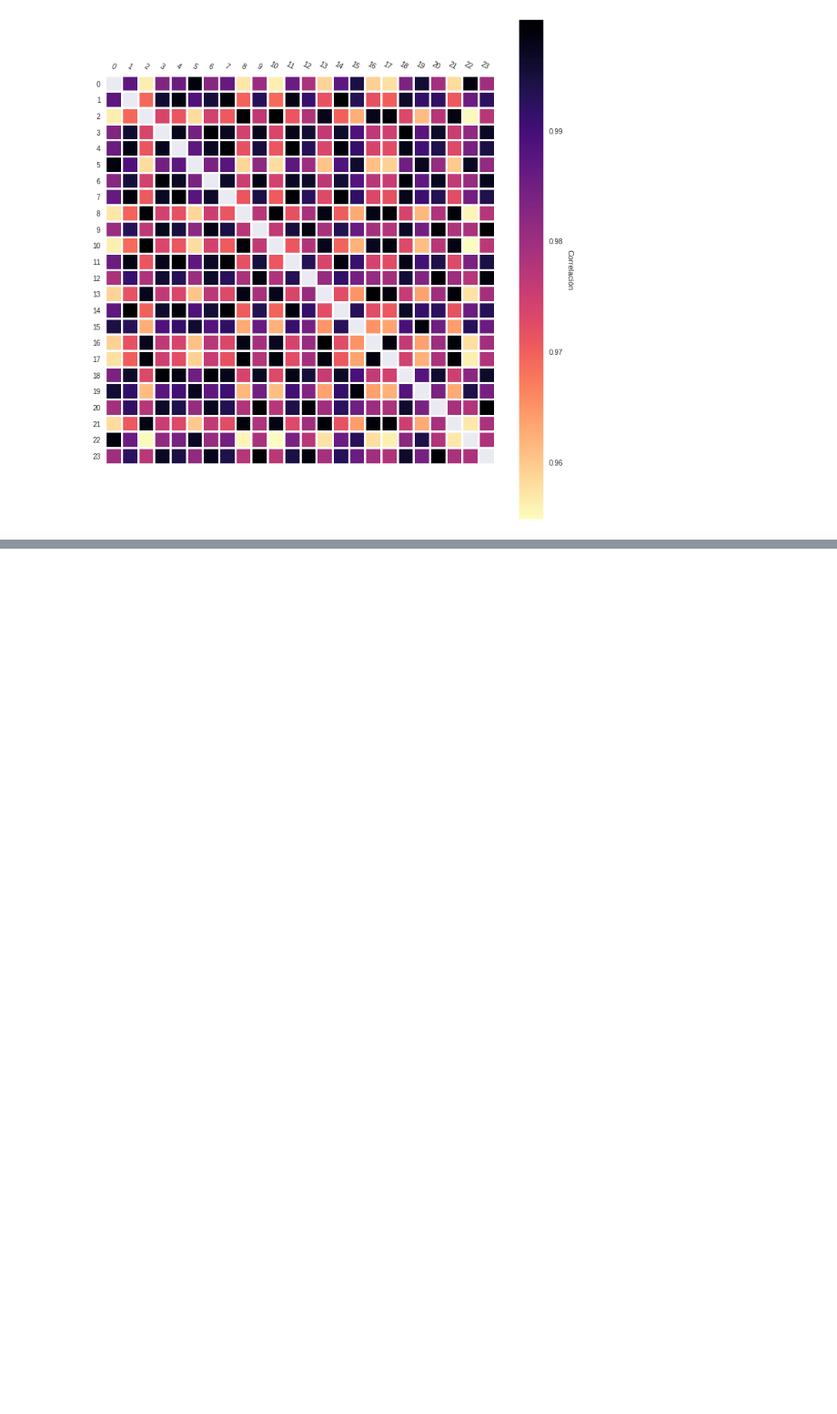
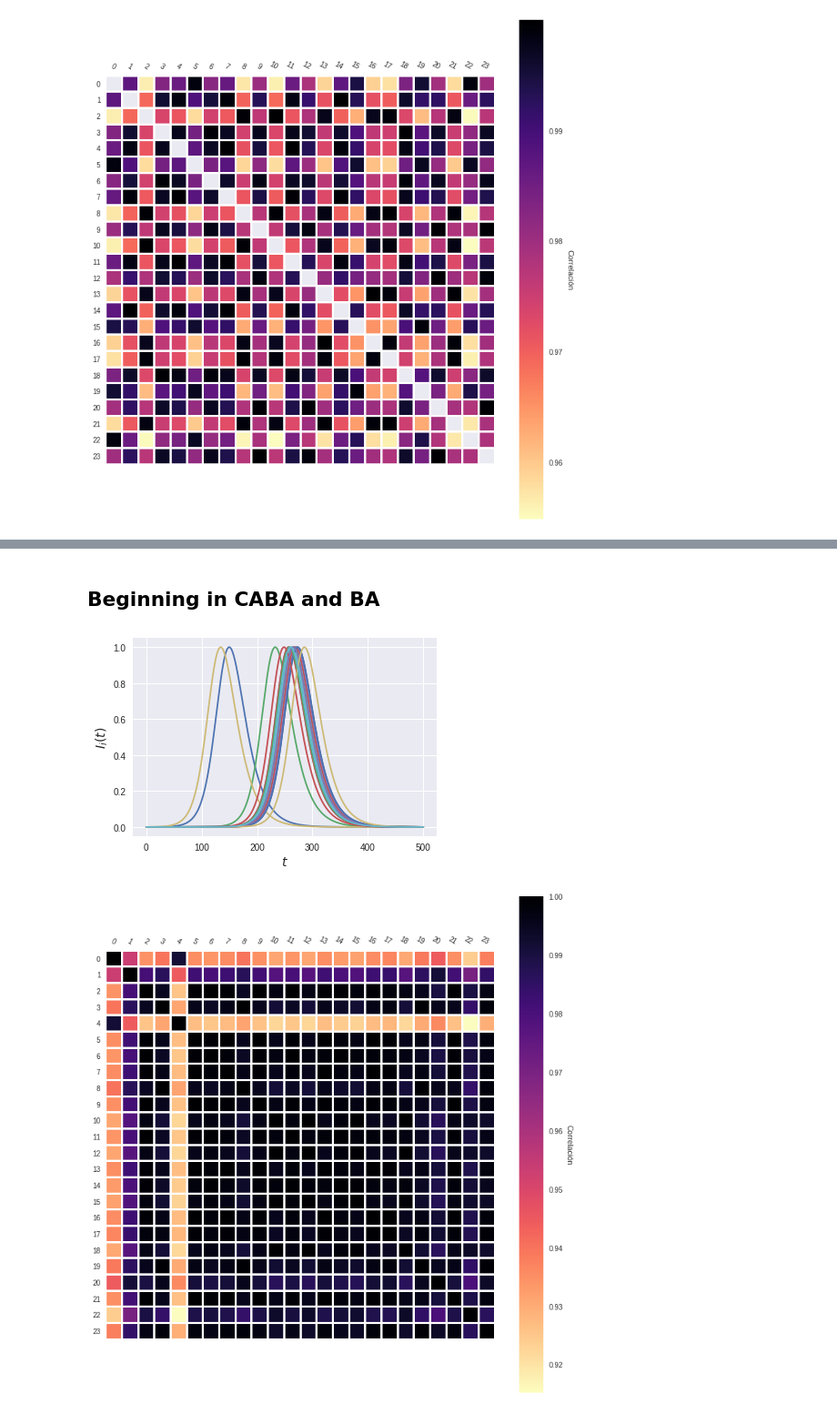
Before and after one commit to denisecammarota/tesis-ib, a Jupyter notebook: patchmodels/SIR_Patchs_People_2.ipynb, the cells around one changed output, grey strips where cells are left out. Shown at 91% size. Cells and saved outputs as stored; diff of their text form; code cells hidden in the pictures; blank space fills up the shorter version.

```diff
--- a/patchmodels/SIR_Patchs_People_2.ipynb
+++ b/patchmodels/SIR_Patchs_People_2.ipynb
@@ -788,0 +797,2 @@ plt.plot(I)
+# %%
+distancia = np.zeros((24,24))
@@ -788,0 +824,2 @@ plt.plot(I)
+# %%
+distancia_real = distancia + distancia.T
@@ -788,0 +850,69 @@ plt.plot(I)
+# %% [markdown]
+## Beginning in CABA and BA
+# %%
+#trying to relate matrix A to the population sizes of each place
+n = population.shape[0]
+pop_total = np.sum(population)
+pop_infected = np.array([57,0,0,0,59,0,0,0,0,0,0,0,0,0,0,0,0,0,0,0,0,0,0,0]) #pop infected at day 70 by provinces #CABA 57 BAIRES 59
+A_new = np.zeros(shape=(n,n))
+for i in range(n):
+  for j in range(n):
+    A_new[i,j] = 0.01*(population[i]+population[j])/(pop_total)*(1/distancia_real[i,j])
+for i in range(n):
+  A_new[i,i] = 0
+  for j in range(n):
+    if i != j:
+      A_new[i,i] -= A_new[i,j]
+# %%
+  n = population.shape[0] #number of regions
+  beta = 2*(1./14)
+  gamma = 1./14
+  I = np.copy(pop_infected)
+  S = np.copy(population) - I
+  R = np.zeros(n)
+  A = np.copy(A_new)
+  tmax = 500
+  t = np.linspace(0,tmax,(tmax+1)*4)
+  y0 = np.concatenate((S,I,R))
+  result = odeint(SIR_model,y0, t, args=(n,beta,gamma,A))
+  S = result[:,0:n]
+  I = result[:,n:2*n]
+  R = result[:,2*n:]
+  for i in range(n):
+    I[:,i] = I[:,i]/max(I[:,i])
+    plt.plot(t,I[:,i])
+  plt.ylabel(r'$I_i(t)$',fontsize=14)
+  plt.xlabel(r'$t$',fontsize=14)
+  #plt.savefig('non_neutral_a_'+str(k)+'.pdf')
+  plt.show()
+  max_correlations = np.zeros((n,n))
+  max_lags = np.zeros((n,n))
+  npts = I[:,0].shape[0]
+  lags = np.arange(-npts + 1, npts)
+  for i in range(n):
+    for j in range(n):
+      ccov = np.correlate(I[:,i]-I[:,i].mean(),I[:,j]-I[:,j].mean(),mode='full')
+      ccor = ccov / (npts * I[:,i].std() * I[:,j].std())
+      max_correlations[i,j] = np.max(ccor)
+      max_lags[i,j] = lags[np.argmax(ccor)]
+  fig, ax = plt.subplots(figsize=(10,10))
+
+  im, cbar = heatmap(max_correlations, range(n), range(n), ax=ax,
+                    cmap="magma_r", cbarlabel="Correlación")
+  #texts = annotate_heatmap(im, valfmt="{x:.1f} t")
+
+  plt.grid()
+  fig.tight_layout()
+  plt.show()
+  fig, ax = plt.subplots(figsize=(10,10))
+
+  im, cbar = heatmap(max_lags, range(n), range(n), ax=ax,
+                    cmap="magma_r", cbarlabel="Lags")
+  #texts = annotate_heatmap(im, valfmt="{x:.1f} t")
+
+  plt.grid()
+  fig.tight_layout()
+  plt.show()
+# %% [output]
+[figure, added]
+[figure, added]
```
Also changed, not shown: parts of 36 cells of this notebook.
